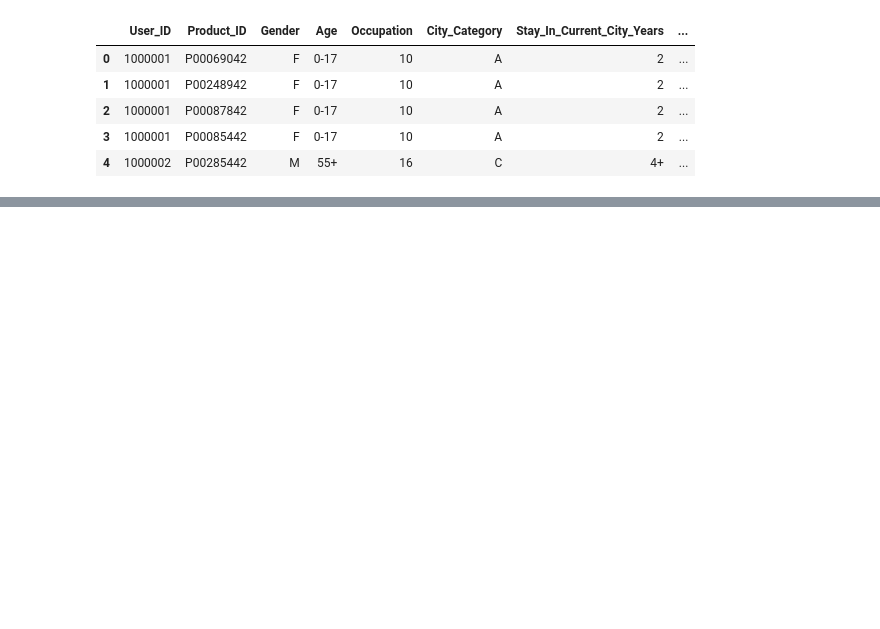
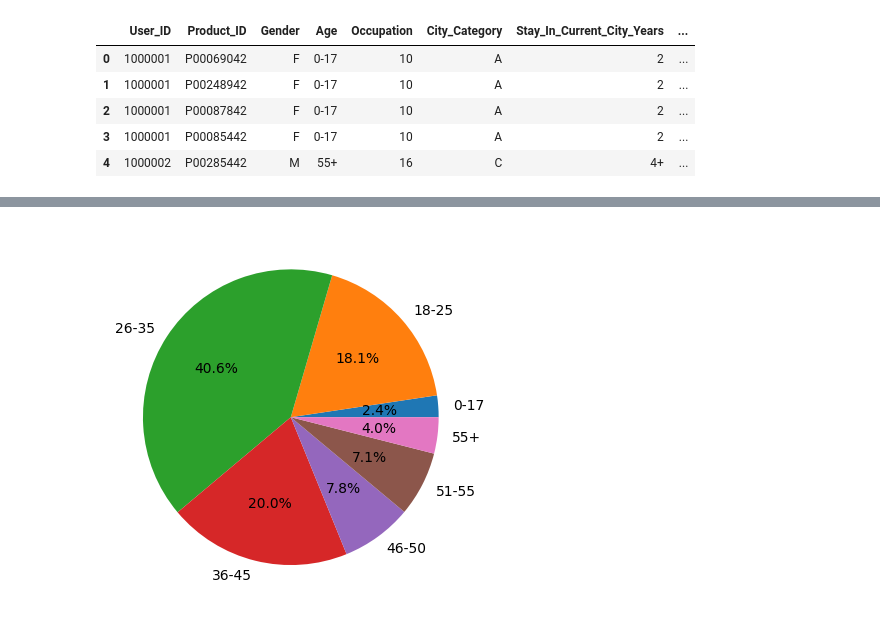
Before and after one commit to INA-95/retail_customer_behavior_analysis, a Jupyter notebook: walmart_customer_behavior_analysis.ipynb, the cells around one changed output, grey strips where cells are left out. Cells and saved outputs as stored; diff of their text form; code cells hidden in the pictures; blank space fills up the shorter version.

```diff
--- a/walmart_customer_behavior_analysis.ipynb
+++ b/walmart_customer_behavior_analysis.ipynb
@@ -106,0 +111,10 @@ df_m_o['Occupation'].value_counts().plot(kind = 'bar')
+# %%
+# 연령대별로 매출 분포
+
+age_purchase = m_df.groupby('Age')['Purchase'].sum().reset_index()
+ages = [age for age in age_purchase['Age']]
+purchase_amt = [amt for amt in age_purchase['Purchase']]
+plt.pie(purchase_amt, labels = ages, autopct='%1.1f%%')
+plt.show()
+# %% [output]
+[figure, added]
```
Also changed, not shown: parts of 34 cells of this notebook.
